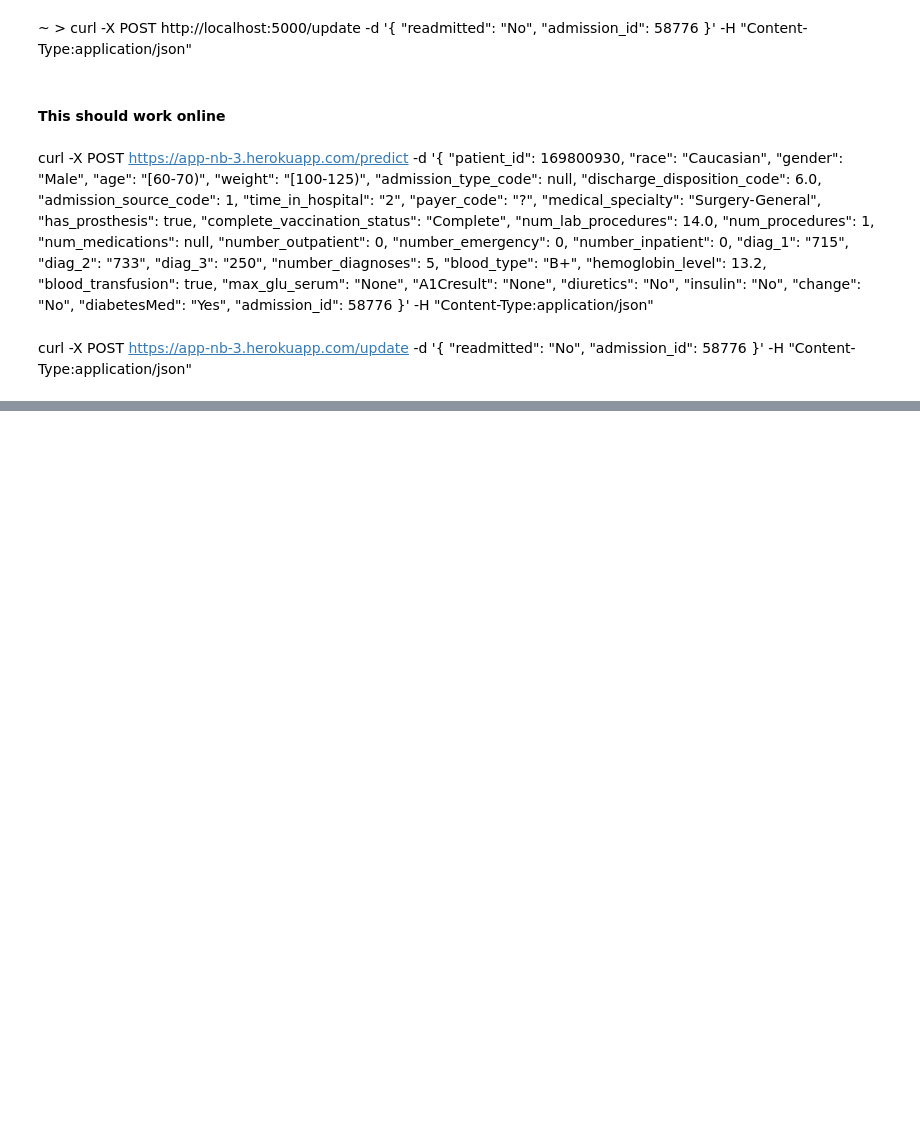
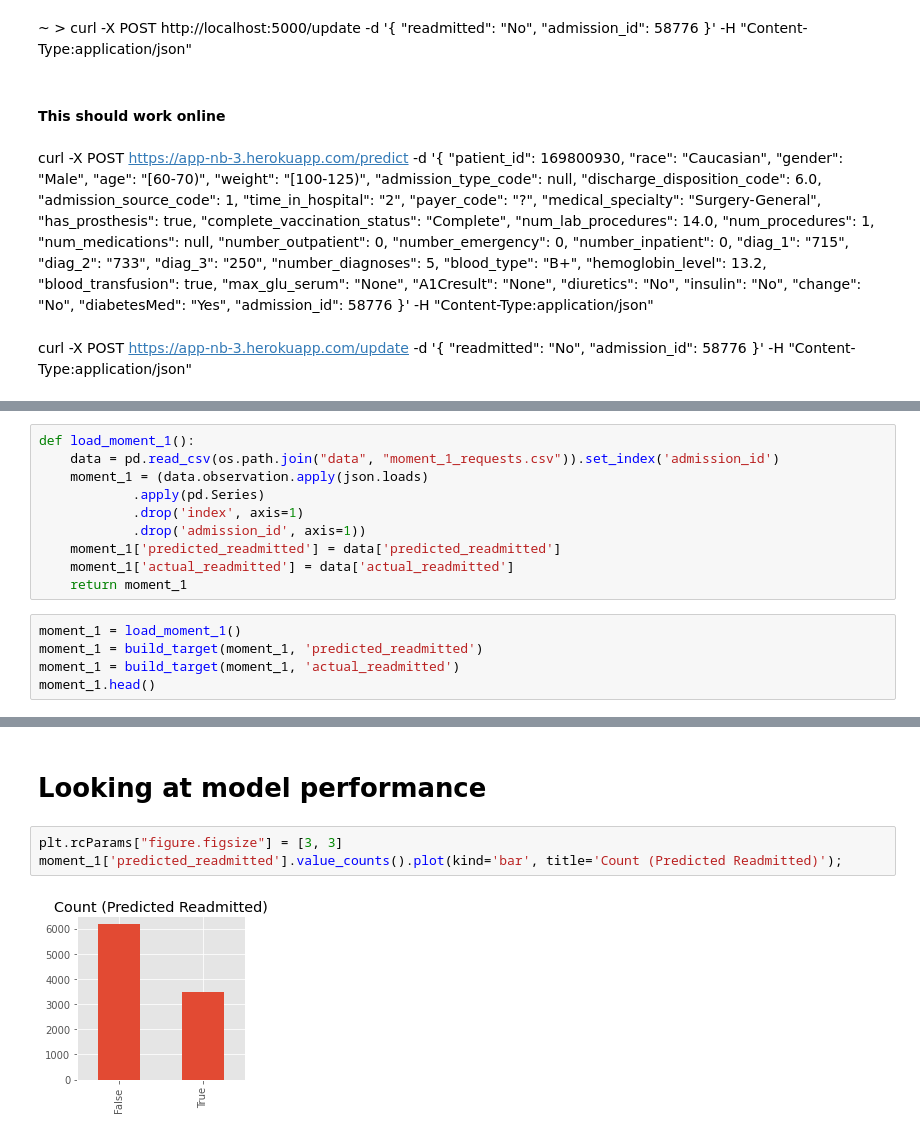
Before and after one commit to ypandya4/hazel_bazel_hospital_DS_project, a Jupyter notebook: Random Forest for initial deployment.ipynb, the cells around one changed output, grey strips where cells are left out. Cells and saved outputs as stored; diff of their text form; blank space fills up the shorter version.

```diff
--- a/Random Forest for initial deployment.ipynb
+++ b/Random Forest for initial deployment.ipynb
@@ -758,0 +759,15 @@ str(np.nan)
+# %%
+def load_moment_1():
+    data = pd.read_csv(os.path.join("data", "moment_1_requests.csv")).set_index('admission_id')
+    moment_1 = (data.observation.apply(json.loads)
+            .apply(pd.Series)
+            .drop('index', axis=1)
+            .drop('admission_id', axis=1))
+    moment_1['predicted_readmitted'] = data['predicted_readmitted']
+    moment_1['actual_readmitted'] = data['actual_readmitted']
+    return moment_1
+# %%
+moment_1 = load_moment_1()
+moment_1 = build_target(moment_1, 'predicted_readmitted')
+moment_1 = build_target(moment_1, 'actual_readmitted')
+moment_1.head()
@@ -758,0 +783,7 @@ str(np.nan)
+# %% [markdown]
+# Looking at model performance
+# %%
+plt.rcParams["figure.figsize"] = [3, 3]
+moment_1['predicted_readmitted'].value_counts().plot(kind='bar', title='Count (Predicted Readmitted)');
+# %% [output]
+[figure, added]
```
Also changed, not shown: parts of 39 cells of this notebook, 1 other file.
